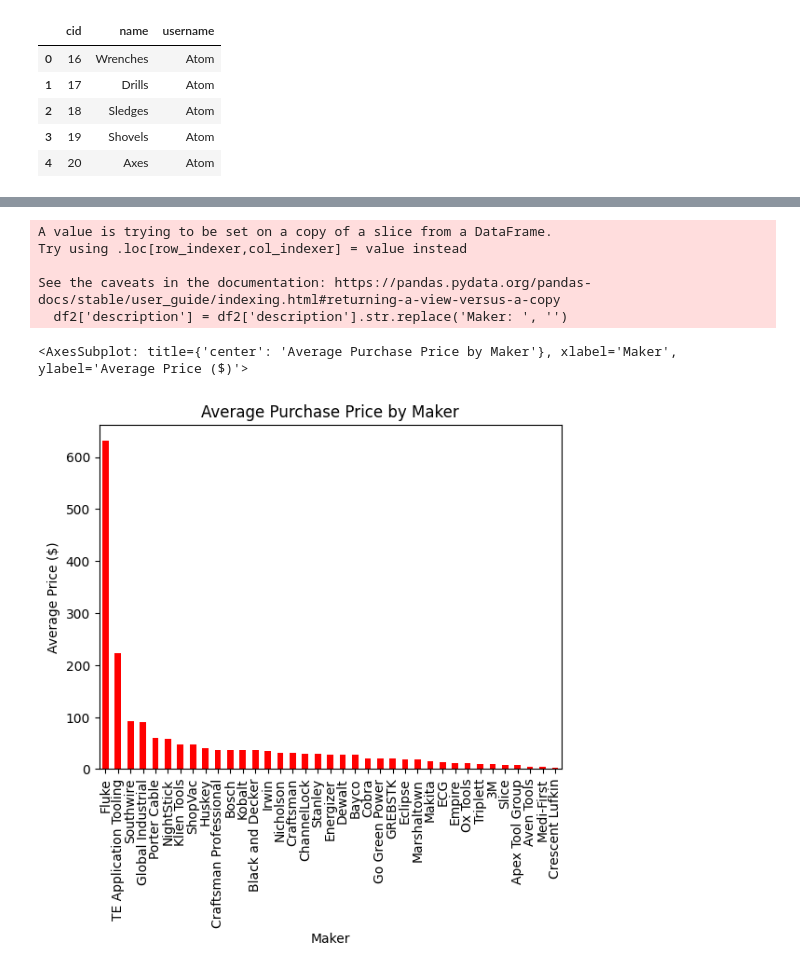
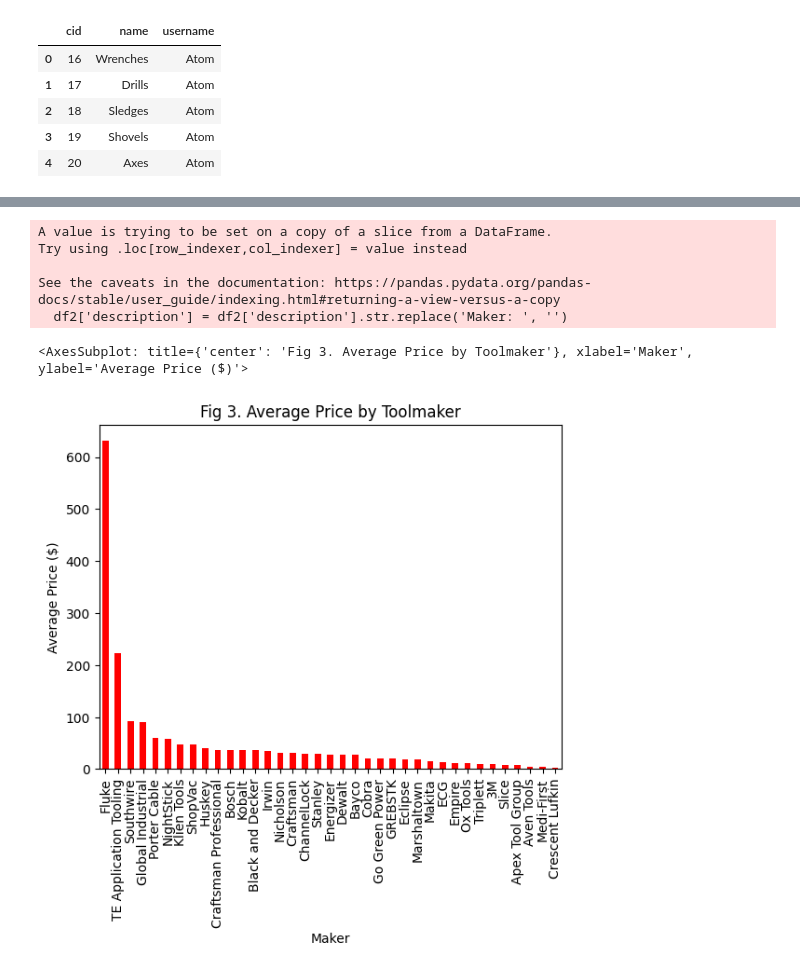
Before and after one commit to RITAdamH/MovieLvrsData, a Jupyter notebook: eda.ipynb, the cells around one changed output, grey strips where cells are left out. Drawn from its saved outputs; the diff is of its cells as text; code cells hidden in the pictures.

```diff
--- a/eda.ipynb
+++ b/eda.ipynb
@@ -96,12 +96,12 @@ df[df['purchase_date'] > '2022-01-01'].groupby('name_x').purchase_price.mean().s
 # %%
 df2 = tools[tools['description'].str.startswith('Maker: ', na=False)]
 df2['description'] = df2['description'].str.replace('Maker: ', '')
-df2.groupby('description').purchase_price.mean().sort_values(ascending=False).plot.bar(xlabel='Maker', ylabel='Average Price ($)', title='Average Purchase Price by Maker', colormap='autumn')
+df2.groupby('description').purchase_price.mean().sort_values(ascending=False).plot.bar(xlabel='Maker', ylabel='Average Price ($)', title='Fig 3. Average Price by Toolmaker', colormap='autumn')
 # %% [output]
 A value is trying to be set on a copy of a slice from a DataFrame.
 Try using .loc[row_indexer,col_indexer] = value instead
 
 See the caveats in the documentation: https://pandas.pydata.org/pandas-docs/stable/user_guide/indexing.html#returning-a-view-versus-a-copy
   df2['description'] = df2['description'].str.replace('Maker: ', '')
-<AxesSubplot: title={'center': 'Average Purchase Price by Maker'}, xlabel='Maker', ylabel='Average Price ($)'>
+<AxesSubplot: title={'center': 'Fig 3. Average Price by Toolmaker'}, xlabel='Maker', ylabel='Average Price ($)'>
-[figure, old version]
+[figure, new version]
```
Also changed, not shown: parts of 2 cells of this notebook.
